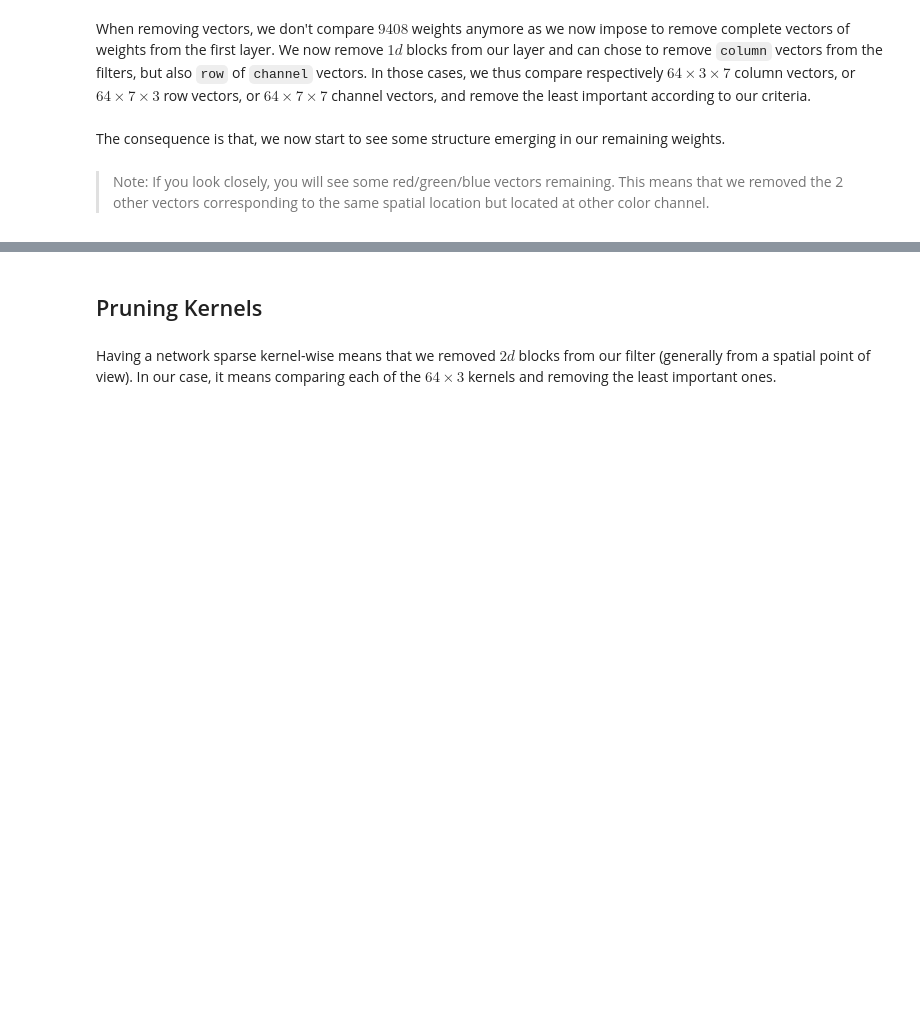
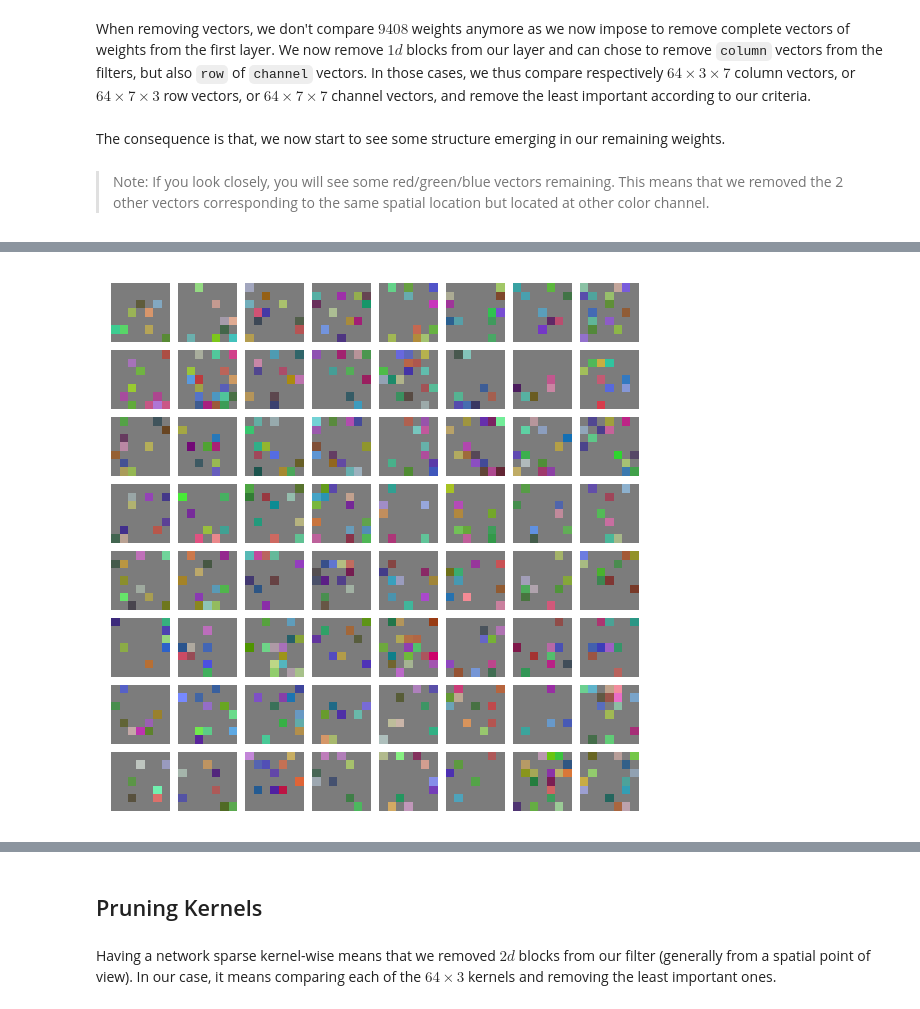
Before and after one commit to nathanhubens/fasterai, a Jupyter notebook: nbs/01a_sparsifier.ipynb, the cells around one changed output, grey strips where cells are left out. Saved outputs shown, nothing was run; the diff lists cells and outputs as text; code cells hidden in the pictures; blank space fills up the shorter version.

```diff
--- a/nbs/01a_sparsifier.ipynb
+++ b/nbs/01a_sparsifier.ipynb
@@ -189,3 +185,7 @@ plot_kernels(model.conv1)
 model = resnet18()
 pruner = Sparsifier(model, 'channel', 'local', large_final)
 pruner.prune_layer(model.conv1, 80)
+# %%
+plot_kernels(model.conv1)
+# %% [output]
+[figure, added]
```
Also changed, not shown: parts of 12 cells of this notebook, 5 other files.
